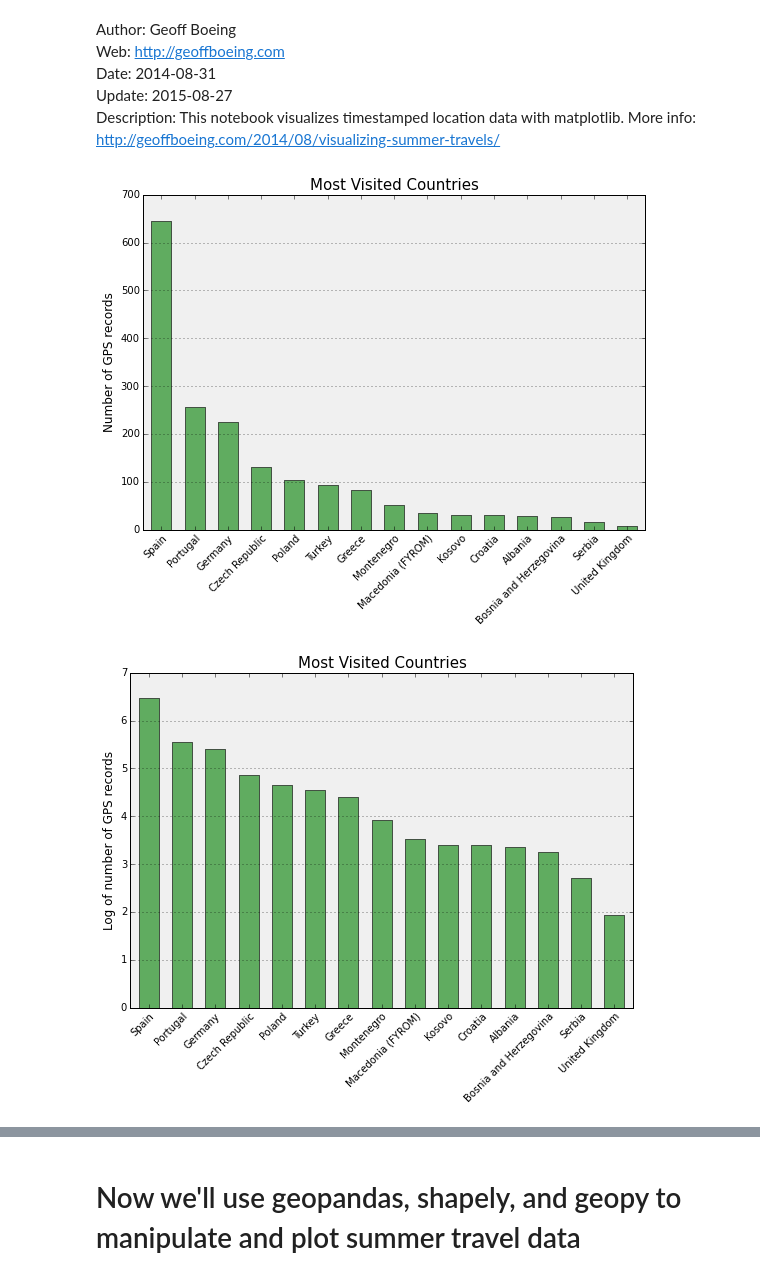
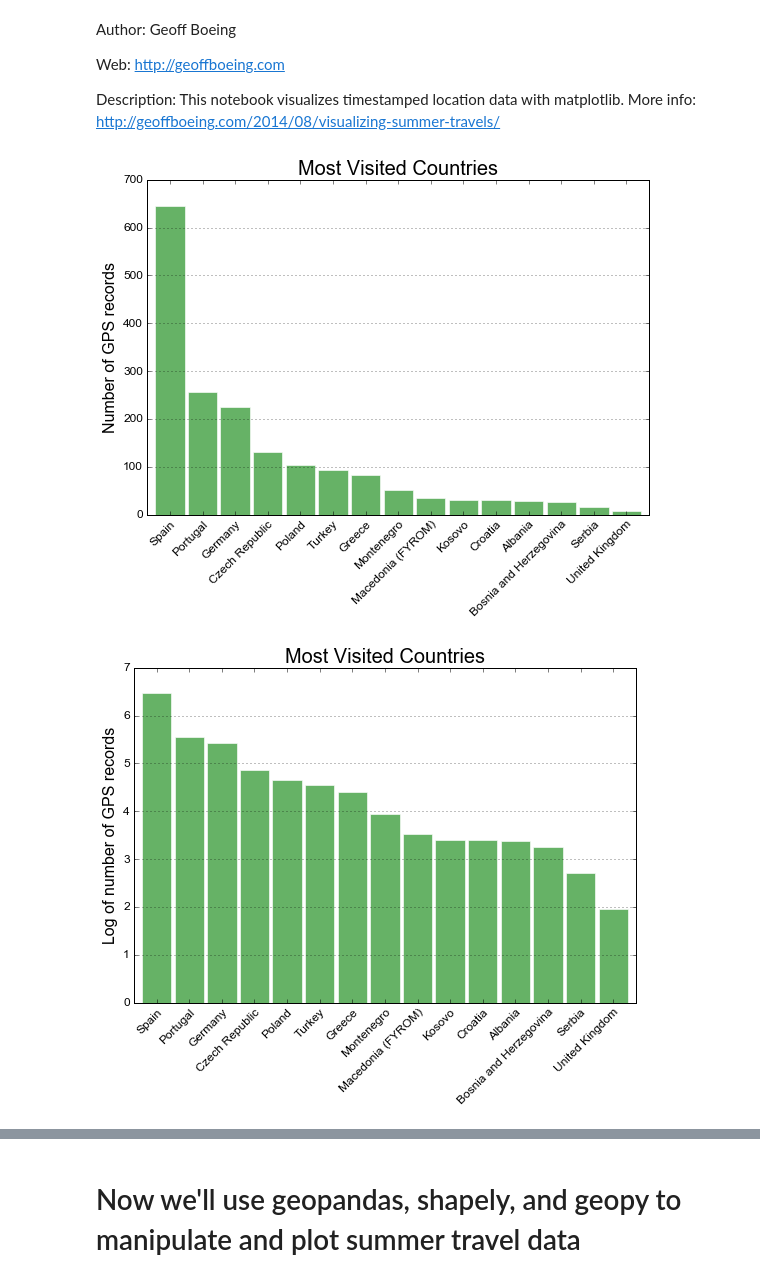
Before and after one commit to gboeing/2014-summer-travels, a Jupyter notebook: trip-visualization.ipynb, the cells around one changed output, grey strips where cells are left out. Saved outputs shown, nothing was run; the diff lists cells and outputs as text; code cells hidden in the pictures.

```diff
--- a/trip-visualization.ipynb
+++ b/trip-visualization.ipynb
@@ -1,12 +1,8 @@
 # %% [markdown]
 Author: Geoff Boeing
-<br />
+
 Web: http://geoffboeing.com
-<br />
-Date: 2014-08-31
-<br />
-Update: 2015-08-27
-<br />
+
 Description: This notebook visualizes timestamped location data with matplotlib. More info: http://geoffboeing.com/2014/08/visualizing-summer-travels/
 # %%
 # magic command to display matplotlib plots inline within the ipython notebook webpage
@@ -37,57 +29,53 @@ axis_bgcolor = '#f0f0f0'
 # %%
 # plot a histogram of the countries I visited
 countdata = df['country'].value_counts()
+ax = countdata.plot(kind='bar',
+                    figsize=[9, 6],
+                    width=0.9,
+                    alpha=0.6,
+                    color='g',
+                    edgecolor='w',
+                    grid=False,
+                    ylim=[0, 700])
 
-ax = countdata.plot(kind='bar',
-                       figsize=[9, 6],
-                       width=0.6,
-                       alpha=0.6,
-                       color='g',
-                       edgecolor='k',
-                       grid=False,
-                       ylim=[0, 700])
-
-ax.set_xticks(map(lambda x: x, range(0, len(countdata))))
+ax.set_xticks(range(len(countdata)))
 ax.set_xticklabels(countdata.index, rotation=45, rotation_mode='anchor', ha='right', fontproperties=ticks_font)
 ax.yaxis.grid(True)
 for label in ax.get_yticklabels():
     label.set_fontproperties(ticks_font)
 
-ax.set_axis_bgcolor(axis_bgcolor)
 ax.set_title('Most Visited Countries', fontproperties=title_font)
 ax.set_xlabel('', fontproperties=label_font)
 ax.set_ylabel('Number of GPS records', fontproperties=label_font)
 
 plt.show()
 # %% [output]
-[figure, old version]
+[figure, new version]
 # %%
 # let's re-scale that to make it look better
 countdata = np.log(df['country'].value_counts())
+ax = countdata.plot(kind='bar',
+                    figsize=[9, 6],
+                    width=0.9,
+                    alpha=0.6,
+                    color='g',
+                    edgecolor='w',
+                    grid=False,
+                    ylim=[0, 7])
 
-ax = countdata.plot(kind='bar',
-                       figsize=[9, 6],
-                       width=0.6,
-                       alpha=0.6,
-                       color='g',
-                       edgecolor='k',
-                       grid=False,
-                       ylim=[0, 7])
-
-ax.set_xticks(map(lambda x: x, range(0, len(countdata))))
+ax.set_xticks(range(len(countdata)))
 ax.set_xticklabels(countdata.index, rotation=45, rotation_mode='anchor', ha='right', fontproperties=ticks_font)
 ax.yaxis.grid(True)
 for label in ax.get_yticklabels():
     label.set_fontproperties(ticks_font)
 
-ax.set_axis_bgcolor(axis_bgcolor)
 ax.set_title('Most Visited Countries', fontproperties=title_font)
 ax.set_xlabel('', fontproperties=label_font)
 ax.set_ylabel('Log of number of GPS records', fontproperties=label_font)
 
 plt.show()
 # %% [output]
-[figure, old version]
+[figure, new version]
 # %%
 # plot a histogram of the cities I visited most
 countdata = df['city'].value_counts().head(13)
```
Also changed, not shown: parts of 21 cells of this notebook, 25 other files.
